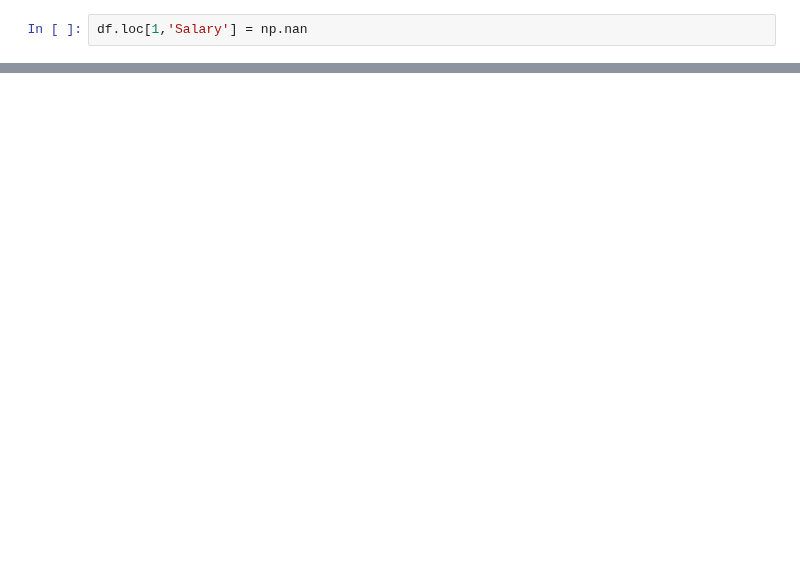
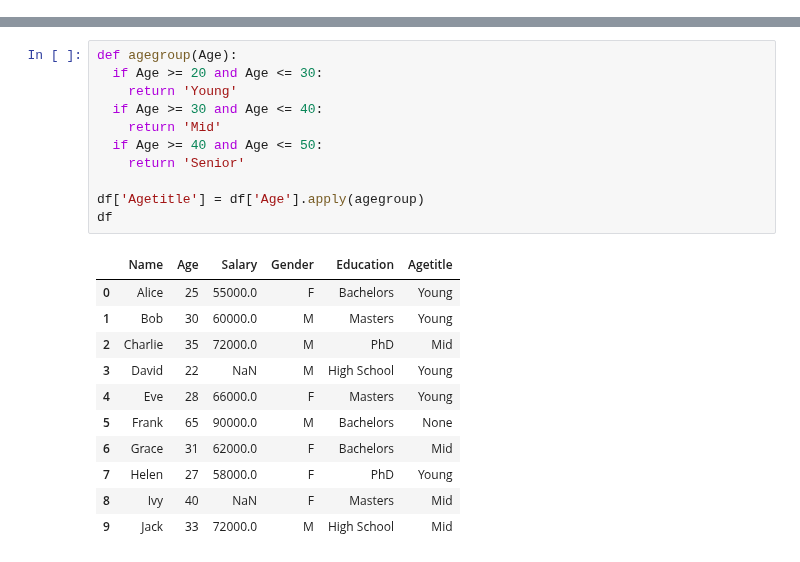
Before and after one commit to Ranjitghadge/Python-Practice, a Jupyter notebook: Python_Practice.ipynb, the cells around one changed output, grey strips where cells are left out. Cells and saved outputs as stored; diff of their text form; blank space fills up the shorter version.

```diff
--- a/Python_Practice.ipynb
+++ b/Python_Practice.ipynb
@@ -2924,2 +99,0 @@ df
-# %%
-df.loc[1,'Salary'] = np.nan
@@ -4563,0 +175,23 @@ KeyError: ignored
+# %%
+def agegroup(Age):
+  if Age >= 20 and Age <= 30:
+    return 'Young'
+  if Age >= 30 and Age <= 40:
+    return 'Mid'
+  if Age >= 40 and Age <= 50:
+    return 'Senior'
+
+df['Agetitle'] = df['Age'].apply(agegroup)
+df
+# %% [output]
+|  | Name | Age | Salary | Gender | Education | Agetitle |
+| 0 | Alice | 25 | 55000.0 | F | Bachelors | Young |
+| 1 | Bob | 30 | 60000.0 | M | Masters | Young |
+| 2 | Charlie | 35 | 72000.0 | M | PhD | Mid |
+| 3 | David | 22 | NaN | M | High School | Young |
+| 4 | Eve | 28 | 66000.0 | F | Masters | Young |
+| 5 | Frank | 65 | 90000.0 | M | Bachelors | None |
+| 6 | Grace | 31 | 62000.0 | F | Bachelors | Mid |
+| 7 | Helen | 27 | 58000.0 | F | PhD | Young |
+| 8 | Ivy | 40 | NaN | F | Masters | Mid |
+| 9 | Jack | 33 | 72000.0 | M | High School | Mid |
```
Also changed, not shown: parts of 485 cells of this notebook.
